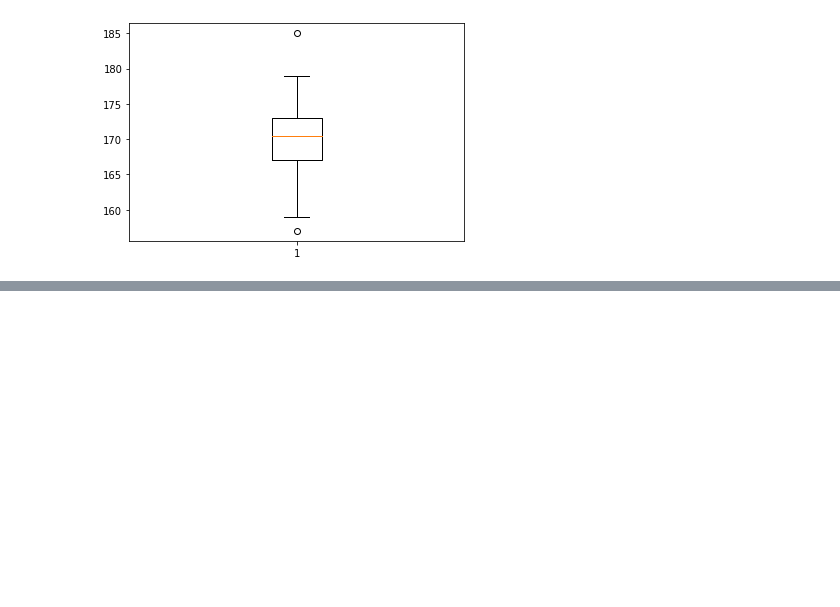
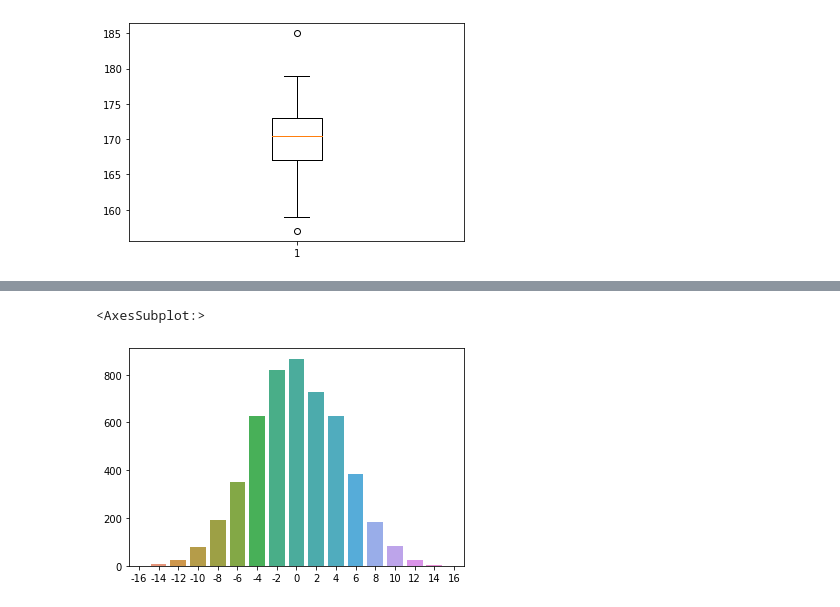
Before and after one commit to malikkamchibekov/stepik_statistics_courses, a Jupyter notebook: stepik_statistic_1.ipynb, the cells around one changed output, grey strips where cells are left out. Drawn from its saved outputs; the diff is of its cells as text; code cells hidden in the pictures; blank space fills up the shorter version.

```diff
--- a/stepik_statistic_1.ipynb
+++ b/stepik_statistic_1.ipynb
@@ -151,0 +175,17 @@ plt.show()
+# %%
+'''Доска Гамильтона, демонстрирующая нормальное распределение'''
+import seaborn as sns
+import numpy as np
+data = dict()
+balls = 5000 # кол-во шариков
+levels = 20 # кол-во уровней(отделов) в доске
+for i in range(balls):
+    index = 0
+    for i in range(levels):
+        index += np.random.choice([-1, 1]) # имитация движения шарика через сито
+    data.setdefault(index, 0)
+    data[index] += 1
+sns.barplot(x=list(data.keys()), y=list(data.values()))
+# %% [output]
+<AxesSubplot:>
+[figure, added]
```
Also changed, not shown: parts of 7 cells of this notebook.
